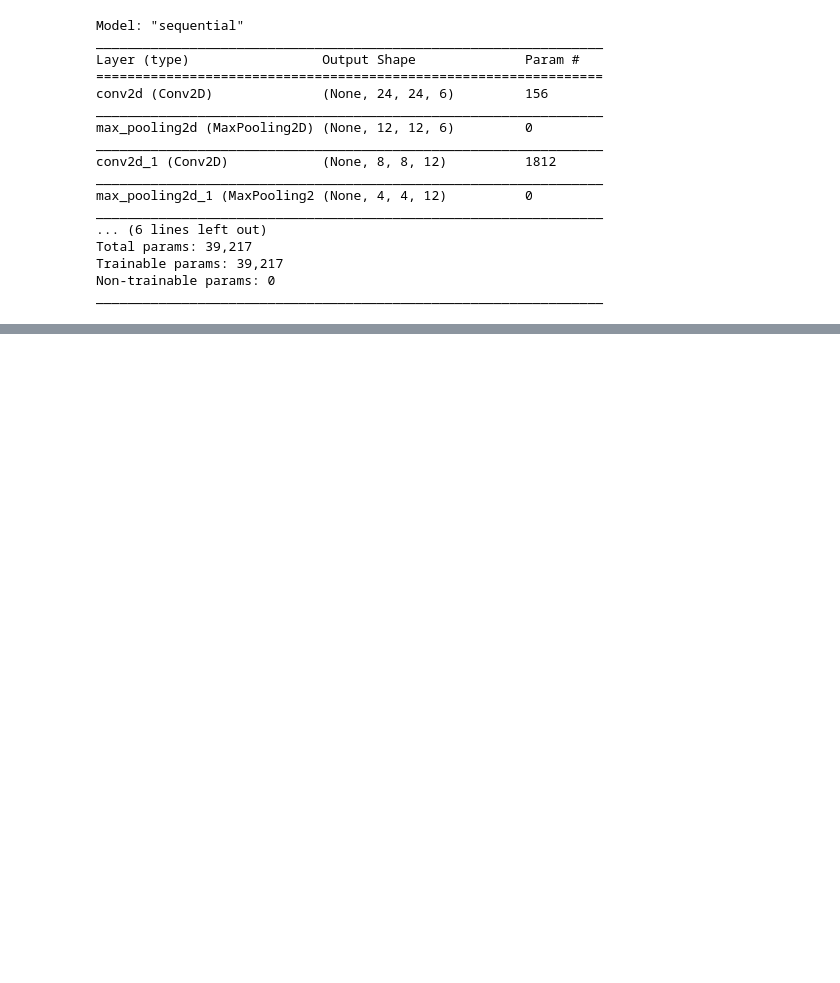
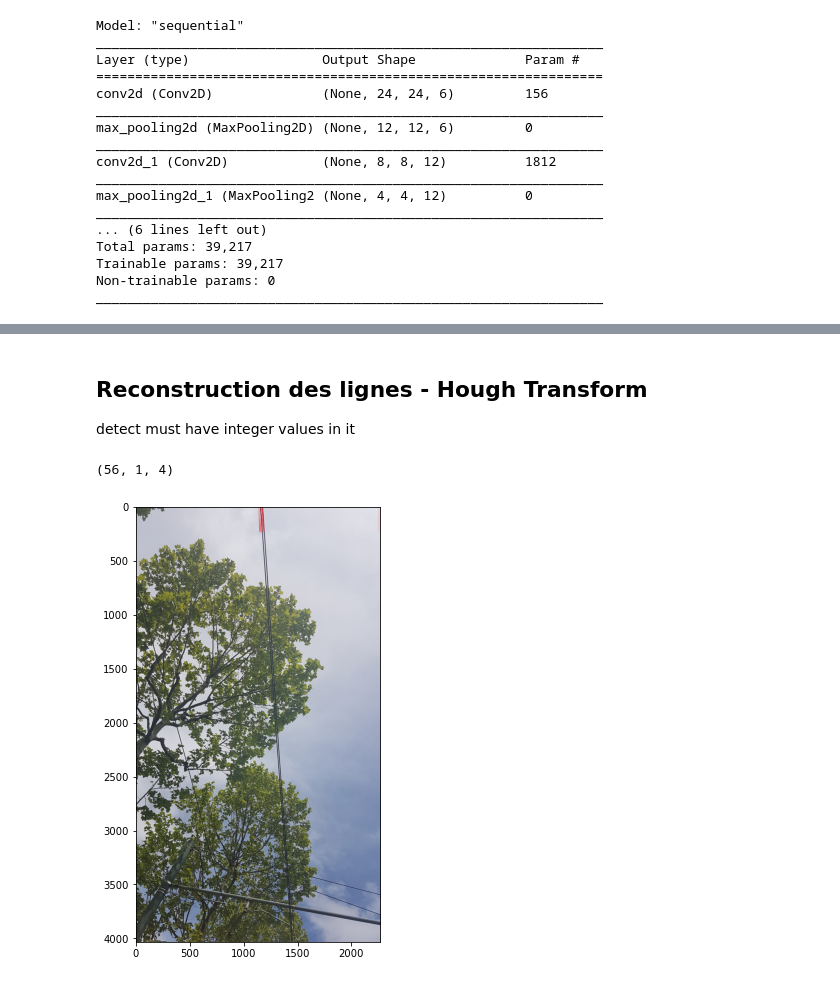
Before and after one commit to vintel38/PowerLines, a Jupyter notebook: PowerLine.ipynb, the cells around one changed output, grey strips where cells are left out. Cells and saved outputs as stored; diff of their text form; code cells hidden in the pictures; blank space fills up the shorter version.

```diff
--- a/PowerLine.ipynb
+++ b/PowerLine.ipynb
@@ -249,0 +302,34 @@ for i in range(9):
+# %% [markdown]
+## Reconstruction des lignes - Hough Transform
+
+detect must have integer values in it
+# %%
+lines = cv2.HoughLinesP(image=detect, rho=1, theta=np.pi/180, threshold=50, lines=np.array([]),minLineLength=50, maxLineGap=80)
+
+# Opencv
+# rho : The resolution of the parameter r in pixels. FIXED
+# theta: The resolution of the parameter θ in radians. FIXED
+# threshold: The minimum number of intersections to "*detect*" a line
+# minLineLength: The minimum number of points that can form a line.
+    # Lines with less than this number of points are disregarded.
+# maxLineGap: The maximum gap between two points to be considered in the same line.
+
+lst = img_name.split('_')
+origin = '_'.join(lst[:-2]) + '_edge.jpg'
+os.chdir('../edge')
+
+
+img = cv2.imread(origin, 1)
+img = cv2.cvtColor(img, cv2.COLOR_BGR2RGB)
+a,b,c = lines.shape
+print(lines.shape)
+for i in range(15):
+    l = lines[i][0]
+    cv2.line(img, (l[0], l[1]), (l[2], l[3]), (255,0,0), 1, cv2.LINE_AA)
+    # cv2.imwrite('houghlines4.jpg', img)
+plt.figure(figsize=(16, 8))
+plt.imshow(img)
+plt.show()
+# %% [output]
+(56, 1, 4)
+[figure, added]
```
Also changed, not shown: parts of 21 cells of this notebook.
